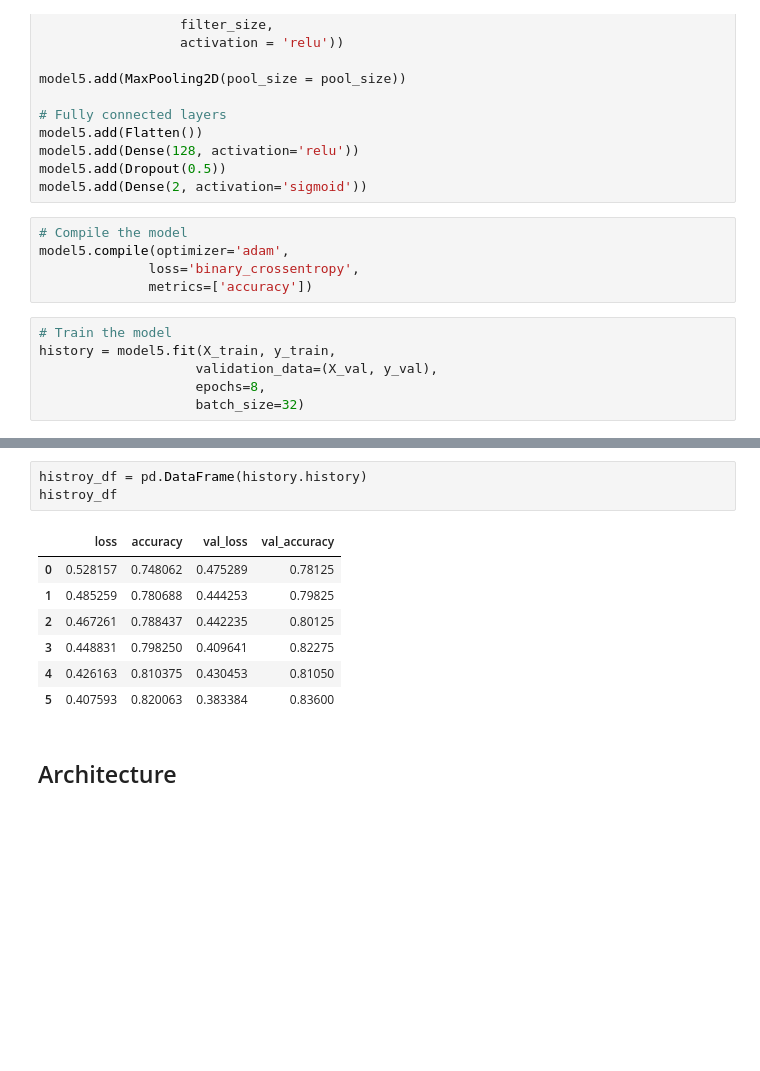
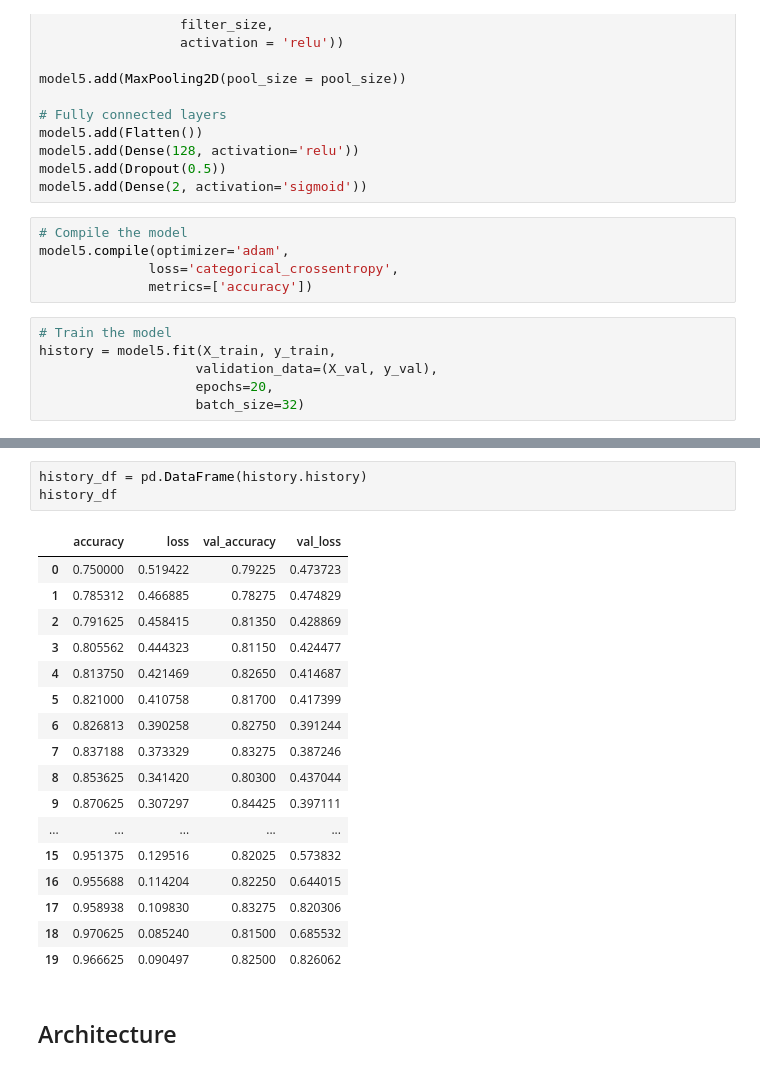
Before and after one commit to FleaBusyBeeBergs/dtsa5511-cnn-cancer-detection, a Jupyter notebook: cnn-cancer-detection.ipynb, the cells around one changed output, grey strips where cells are left out. Cells and saved outputs as stored; diff of their text form; blank space fills up the shorter version.

```diff
--- a/cnn-cancer-detection.ipynb
+++ b/cnn-cancer-detection.ipynb
@@ -325,12 +326,12 @@ model5.add(Dense(2, activation='sigmoid'))
 # %%
 # Compile the model
 model5.compile(optimizer='adam',
-              loss='binary_crossentropy',
+              loss='categorical_crossentropy',
               metrics=['accuracy'])
 # %%
 # Train the model
 history = model5.fit(X_train, y_train,
                     validation_data=(X_val, y_val),
-                    epochs=8,
+                    epochs=20,
                     batch_size=32)
 # %% [output]
@@ -342,14 +355,24 @@ Detected at node StatefulPartitionedCall defined at (most recent call last):
 # %%
-histroy_df = pd.DataFrame(history.history)
-histroy_df
+history_df = pd.DataFrame(history.history)
+history_df
 # %% [output]
-|  | loss | accuracy | val_loss | val_accuracy |
-| 0 | 0.528157 | 0.748062 | 0.475289 | 0.78125 |
-| 1 | 0.485259 | 0.780688 | 0.444253 | 0.79825 |
-| 2 | 0.467261 | 0.788437 | 0.442235 | 0.80125 |
-| 3 | 0.448831 | 0.798250 | 0.409641 | 0.82275 |
-| 4 | 0.426163 | 0.810375 | 0.430453 | 0.81050 |
-| 5 | 0.407593 | 0.820063 | 0.383384 | 0.83600 |
+|  | accuracy | loss | val_accuracy | val_loss |
+| 0 | 0.750000 | 0.519422 | 0.79225 | 0.473723 |
+| 1 | 0.785312 | 0.466885 | 0.78275 | 0.474829 |
+| 2 | 0.791625 | 0.458415 | 0.81350 | 0.428869 |
+| 3 | 0.805562 | 0.444323 | 0.81150 | 0.424477 |
+| 4 | 0.813750 | 0.421469 | 0.82650 | 0.414687 |
+| 5 | 0.821000 | 0.410758 | 0.81700 | 0.417399 |
+| 6 | 0.826813 | 0.390258 | 0.82750 | 0.391244 |
+| 7 | 0.837188 | 0.373329 | 0.83275 | 0.387246 |
+| 8 | 0.853625 | 0.341420 | 0.80300 | 0.437044 |
+| 9 | 0.870625 | 0.307297 | 0.84425 | 0.397111 |
+| ... | ... | ... | ... | ... |
+| 15 | 0.951375 | 0.129516 | 0.82025 | 0.573832 |
+| 16 | 0.955688 | 0.114204 | 0.82250 | 0.644015 |
+| 17 | 0.958938 | 0.109830 | 0.83275 | 0.820306 |
+| 18 | 0.970625 | 0.085240 | 0.81500 | 0.685532 |
+| 19 | 0.966625 | 0.090497 | 0.82500 | 0.826062 |
 # %% [markdown]
 ## Architecture
 # %% [markdown]
```
Also changed, not shown: parts of 2 cells of this notebook.
